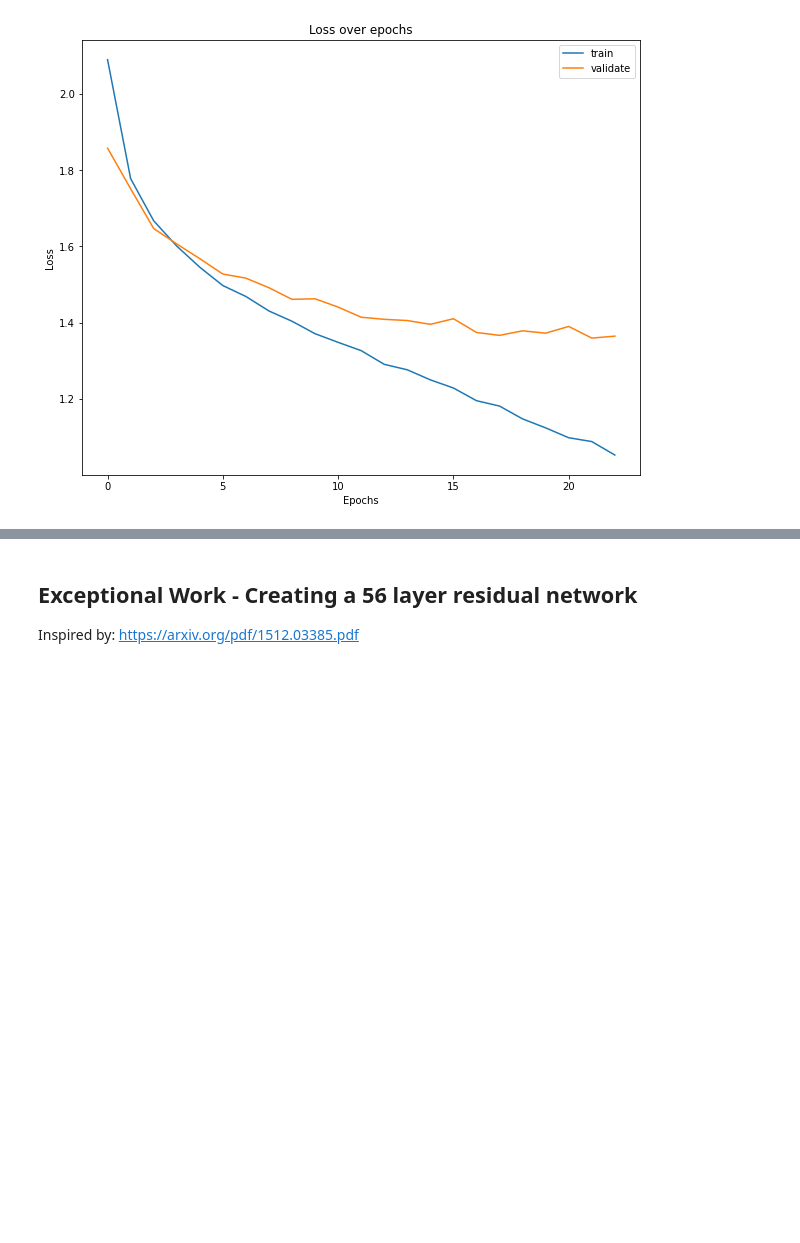
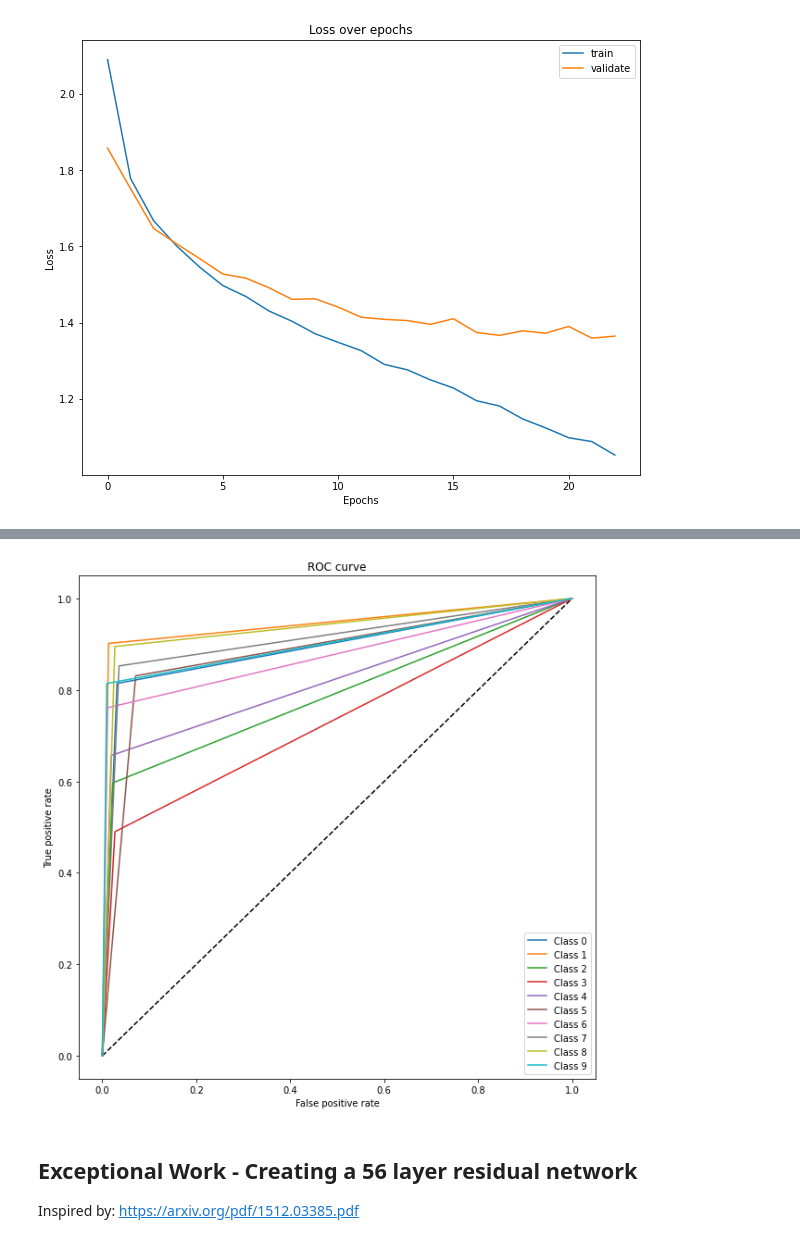
Before and after one commit to saakethkoka/ML-Lab6-CNN, a Jupyter notebook: main.ipynb, the cells around one changed output, grey strips where cells are left out. Cells and saved outputs as stored; diff of their text form; code cells hidden in the pictures; blank space fills up the shorter version.

```diff
--- a/main.ipynb
+++ b/main.ipynb
@@ -395,0 +466,5 @@ plot_history(history_mpl)
+# %%
+print("Average AUC for model 2.5: " + str(average_auc(model2_5)))
+print("Average AUC for standard MLP: " + str(average_auc(model_mpl)))
+plot_roc(model2_5)
+# %% [output]
@@ -395,0 +476 @@ plot_history(history_mpl)
+[figure, added]
```
Also changed, not shown: parts of 13 cells of this notebook.
